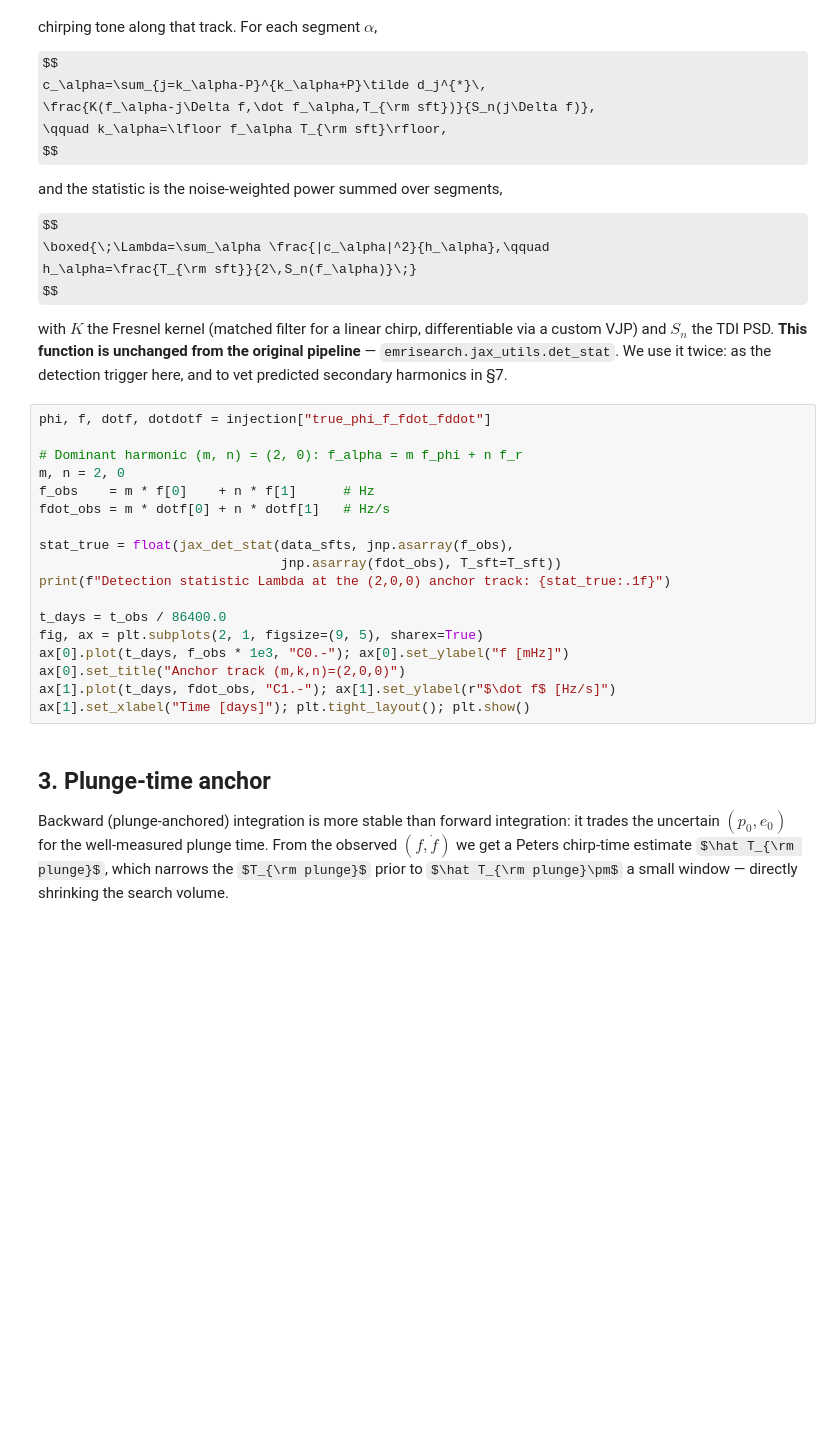
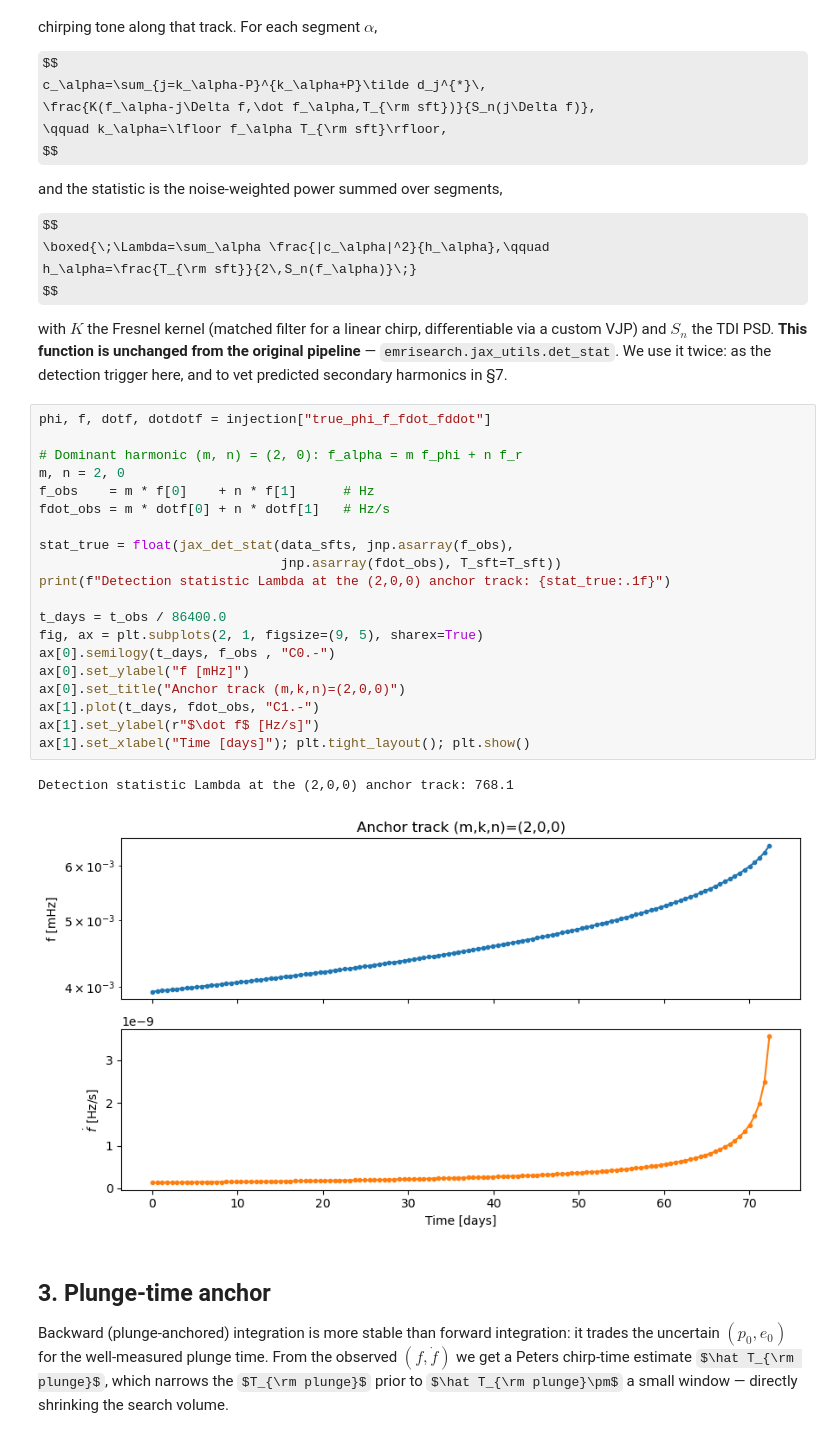
Before and after one commit to BertDepoorter/EMRI-Search, a Jupyter notebook: examples/fewtrax-fitting.ipynb, the cells around one changed output. Saved outputs shown, nothing was run; the diff lists cells and outputs as text; some formulas as TeX source; blank space fills up the shorter version.

Commit message:
First try at fitting with tracks output

```diff
--- a/examples/fewtrax-fitting.ipynb
+++ b/examples/fewtrax-fitting.ipynb
@@ -123,21 +193,26 @@ detection trigger here, and to vet predicted secondary harmonics in §7.
 # %%
 phi, f, dotf, dotdotf = injection["true_phi_f_fdot_fddot"]
 
 # Dominant harmonic (m, n) = (2, 0): f_alpha = m f_phi + n f_r
 m, n = 2, 0
 f_obs    = m * f[0]    + n * f[1]      # Hz
 fdot_obs = m * dotf[0] + n * dotf[1]   # Hz/s
 
 stat_true = float(jax_det_stat(data_sfts, jnp.asarray(f_obs),
                                jnp.asarray(fdot_obs), T_sft=T_sft))
 print(f"Detection statistic Lambda at the (2,0,0) anchor track: {stat_true:.1f}")
 
 t_days = t_obs / 86400.0
 fig, ax = plt.subplots(2, 1, figsize=(9, 5), sharex=True)
-ax[0].plot(t_days, f_obs * 1e3, "C0.-"); ax[0].set_ylabel("f [mHz]")
+ax[0].semilogy(t_days, f_obs , "C0.-")
+ax[0].set_ylabel("f [mHz]")
 ax[0].set_title("Anchor track (m,k,n)=(2,0,0)")
-ax[1].plot(t_days, fdot_obs, "C1.-"); ax[1].set_ylabel(r"$\dot f$ [Hz/s]")
+ax[1].plot(t_days, fdot_obs, "C1.-")
+ax[1].set_ylabel(r"$\dot f$ [Hz/s]")
 ax[1].set_xlabel("Time [days]"); plt.tight_layout(); plt.show()
+# %% [output]
+Detection statistic Lambda at the (2,0,0) anchor track: 768.1
+[figure, added]
 # %% [markdown]
 ## 3. Plunge-time anchor
 
```
Also changed, not shown: parts of 17 cells of this notebook.
